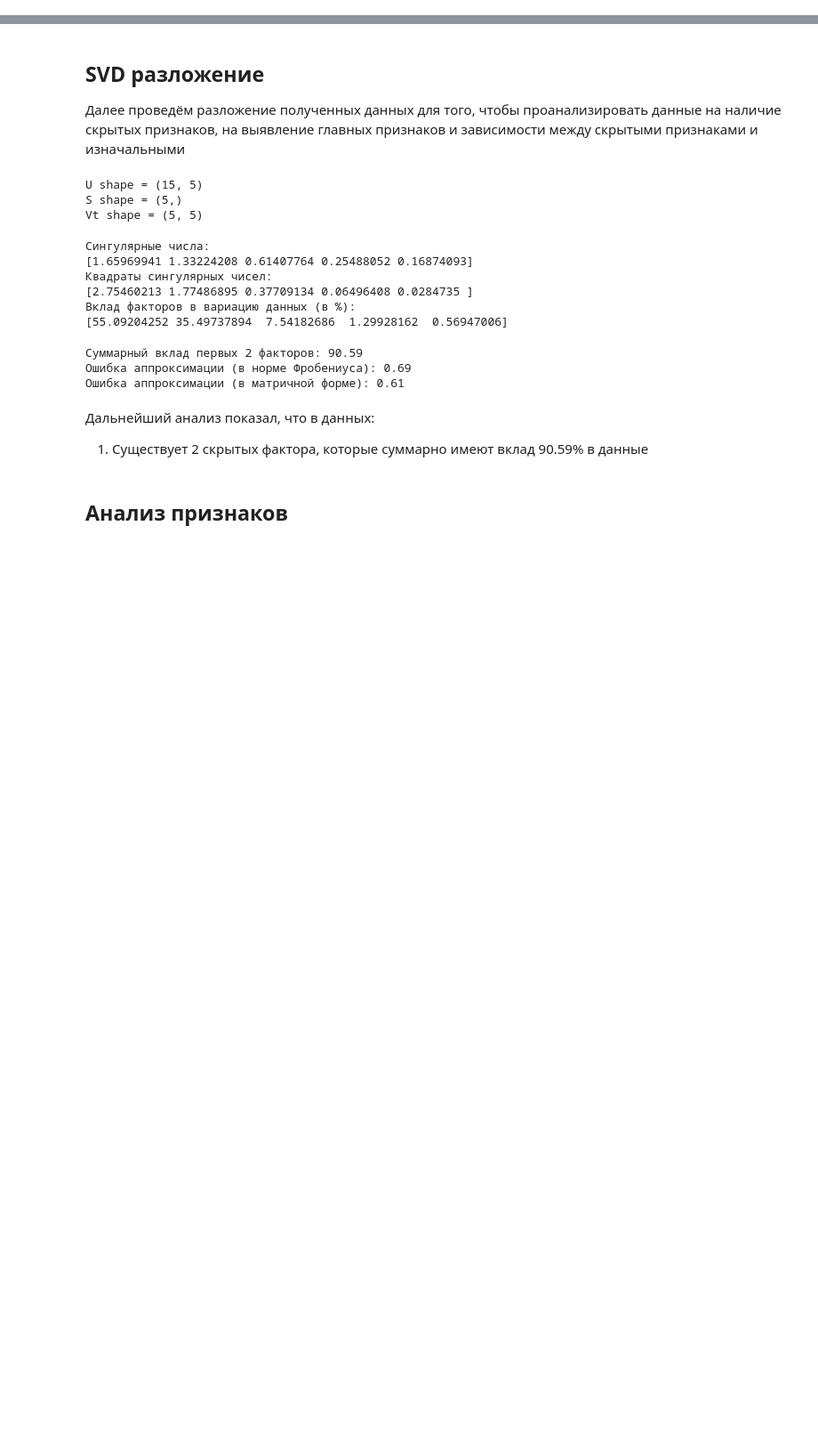
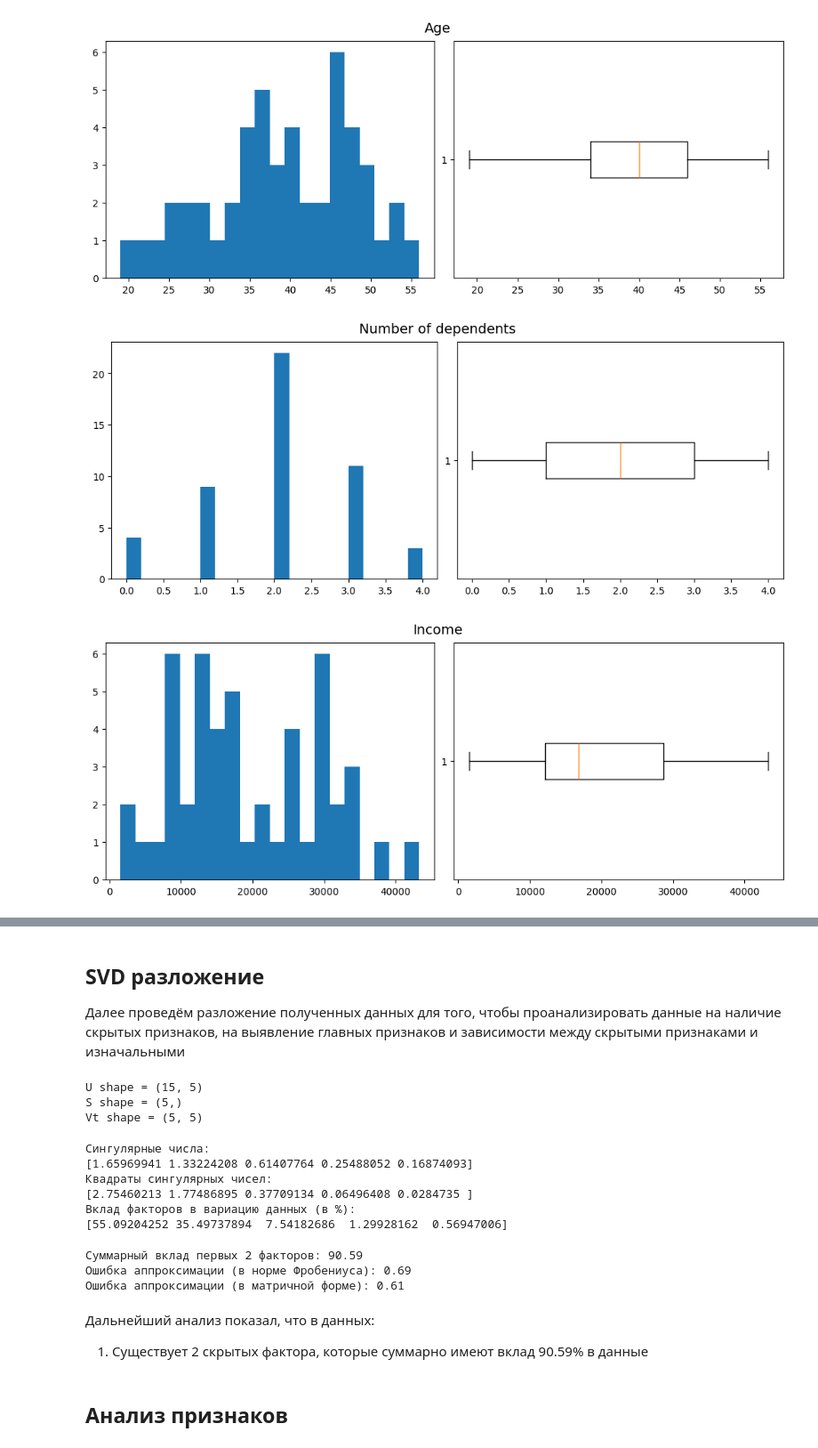
Before and after one commit to GrafVonTee/Kalyagin-Lab1, a Jupyter notebook: lab1.ipynb, the cells around one changed output, grey strips where cells are left out. Shown at 89% size. Drawn from its saved outputs; the diff is of its cells as text; code cells hidden in the pictures; blank space fills up the shorter version.

```diff
--- a/lab1.ipynb
+++ b/lab1.ipynb
@@ -34,0 +77,39 @@ array([[9, 6, 9, 2, 2],
+# %%
+def draw_plots(table: pd.DataFrame):
+    for feature in table.columns:
+        values = table[feature].dropna()
+
+        fig, axes = plt.subplots(1, 2, figsize=(10, 4), constrained_layout=True)
+        ax_hist, ax_box = axes
+
+        fig.suptitle(feature, fontsize=14)
+
+        ax_hist.hist(values, bins=20)
+        ax_box.boxplot(values, vert=False)
+
+        plt.show()
+
+
+def draw_corr_plots(table: pd.DataFrame):
+    for (x, y) in combinations(table.columns, 2):
+        if x == y:
+            continue
+
+        corrs = table[[x, y]].dropna()
+        corr_coeff = corrs.corr(method="pearson").iloc[0, 1]
+
+        if abs(corr_coeff) < 0.5:
+            continue
+
+        plt.scatter(corrs[x], corrs[y])
+        plt.xlabel(x)
+        plt.ylabel(y)
+
+        plt.show()
+# %%
+# Рисуем карты самих признаков
+draw_plots(df)
+# %% [output]
+[figure, added]
+[figure, added]
+[figure, added]
```
Also changed, not shown: parts of 14 cells of this notebook, 1 other file.
